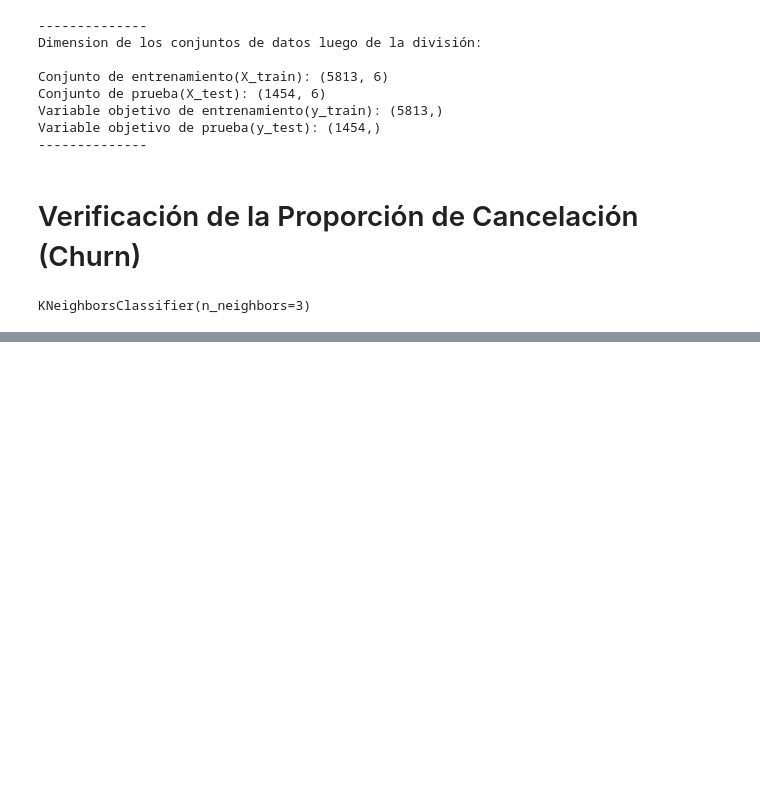
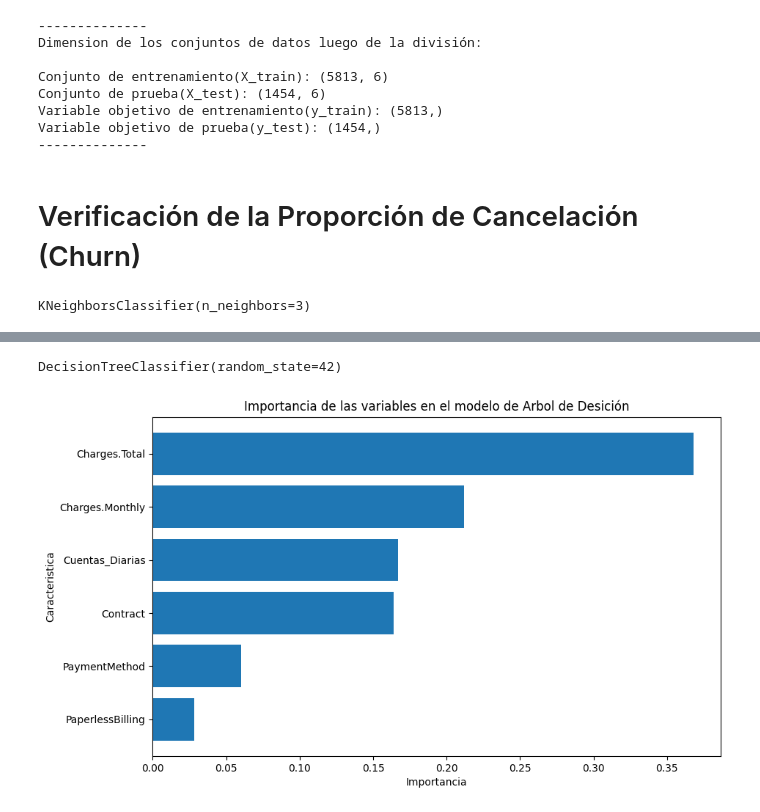
Before and after one commit to donosonahuel/alura-telecom-pt2, a Jupyter notebook: Alura_Challenge_Telecom_X_Pt2.ipynb, the cells around one changed output, grey strips where cells are left out. Cells and saved outputs as stored; diff of their text form; code cells hidden in the pictures; blank space fills up the shorter version.

```diff
--- a/Alura_Challenge_Telecom_X_Pt2.ipynb
+++ b/Alura_Challenge_Telecom_X_Pt2.ipynb
@@ -114,0 +213,35 @@ KNeighborsClassifier(n_neighbors=3)
+# %%
+# Hora de entrenar el arbol con los datos de entrenamiento
+
+arbol_decision.fit(X_train, y_train)
+# %% [output]
+DecisionTreeClassifier(random_state=42)
+# %%
+# Crear una variable para que nos de la importancia de cada columna
+# Usando 'feature_importances_' obteniendo un array
+
+importancia_columnas = arbol_decision.feature_importances_
+# %%
+# Creo una función para una mejor visualización
+
+df_importancia = pd.DataFrame({
+    'Caracteristica': X.columns,
+    'Importancia': importancia_columnas
+})
+# %%
+# Ordeno el dataframe de forma descendente
+
+df_importancia = df_importancia.sort_values(by = 'Importancia', ascending = False)
+# %%
+# Hora de visualizar los datos
+# Creando un grafico de barras para ver la importancia de cada columna
+
+plt.figure(figsize = (10, 6))
+plt.title('Importancia de las variables en el modelo de Arbol de Desición')
+plt.barh(df_importancia['Caracteristica'], df_importancia['Importancia'])
+plt.xlabel('Importancia')
+plt.ylabel('Caracteristica')
+plt.gca().invert_yaxis()
+plt.show()
+# %% [output]
+[figure, added]
```
Also changed, not shown: parts of 20 cells of this notebook.
